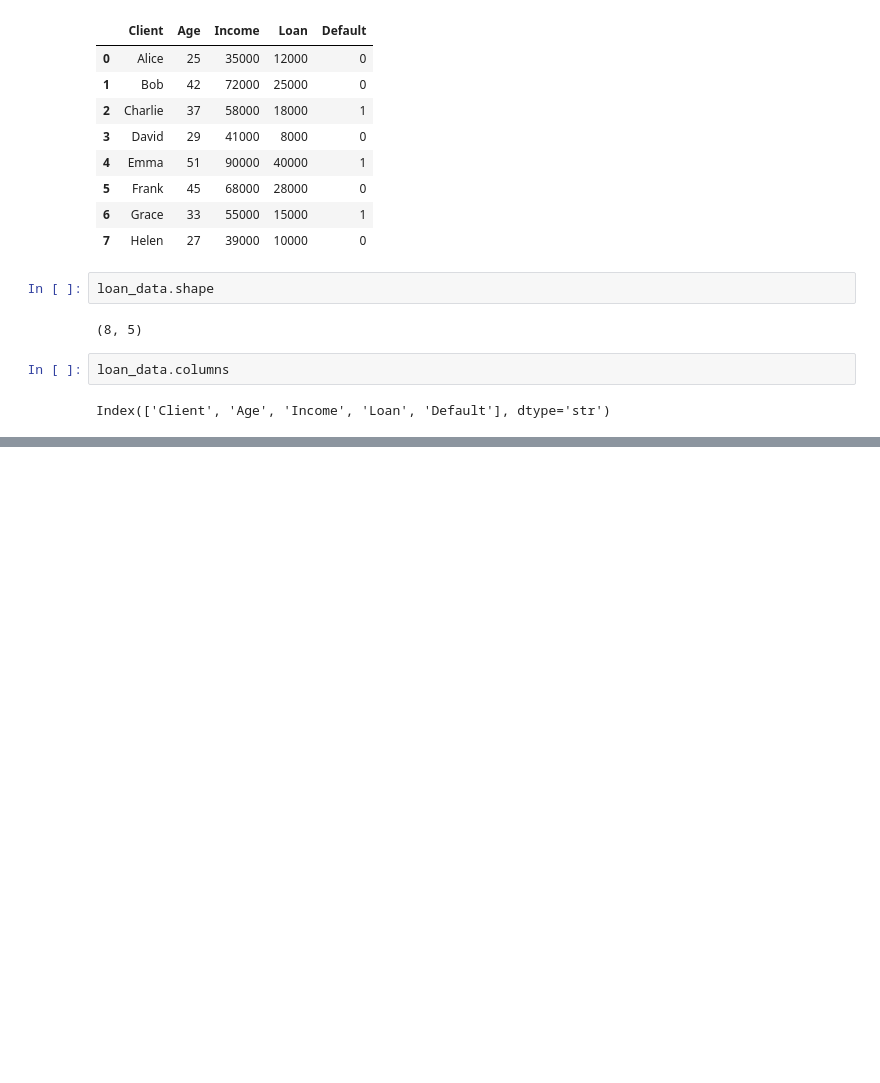
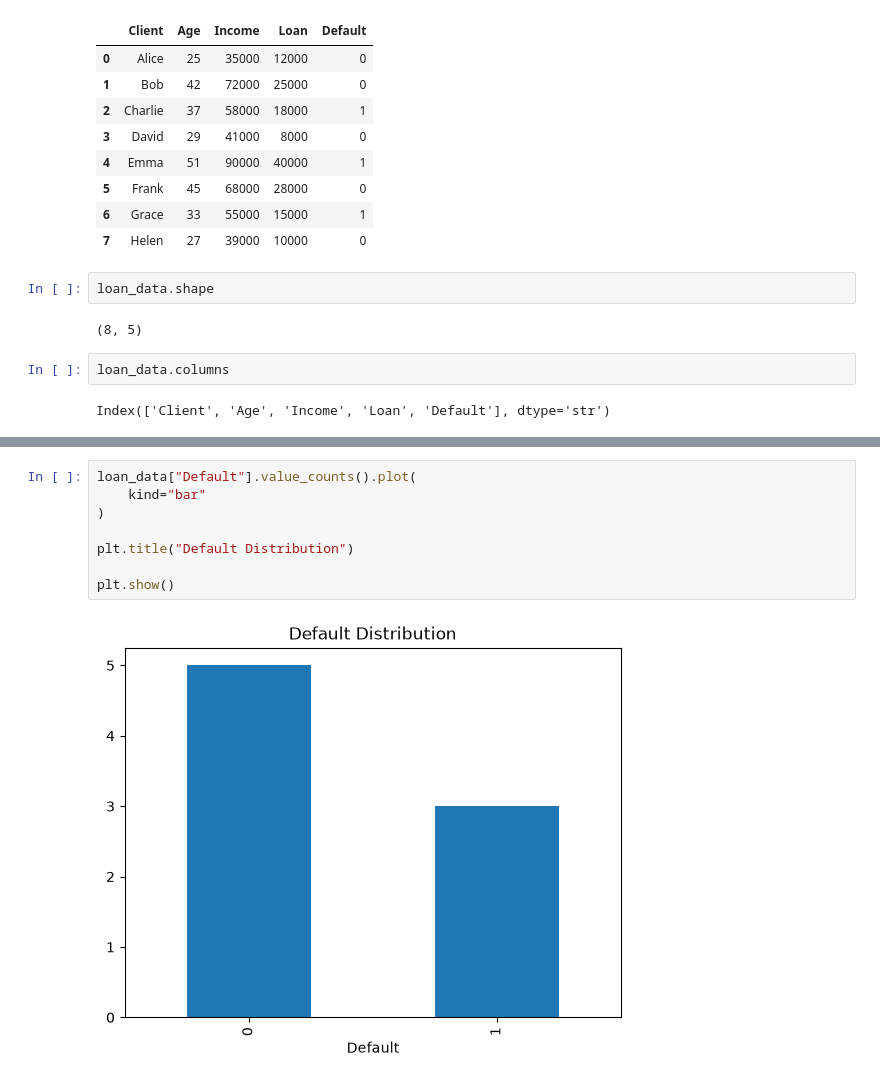
Before and after one commit to yunqiwu77-wq/credit-risk-learning, a Jupyter notebook: Notebook/Day04_Exploratory_Data_Analysis.ipynb, the cells around one changed output, grey strips where cells are left out. Drawn from its saved outputs; the diff is of its cells as text; blank space fills up the shorter version.

```diff
--- a/Notebook/Day04_Exploratory_Data_Analysis.ipynb
+++ b/Notebook/Day04_Exploratory_Data_Analysis.ipynb
@@ -32,0 +72,10 @@ Index(['Client', 'Age', 'Income', 'Loan', 'Default'], dtype='str')
+# %%
+loan_data["Default"].value_counts().plot(
+    kind="bar"
+)
+
+plt.title("Default Distribution")
+
+plt.show()
+# %% [output]
+[figure, added]
```
Also changed, not shown: parts of 8 cells of this notebook, 2 other files.
